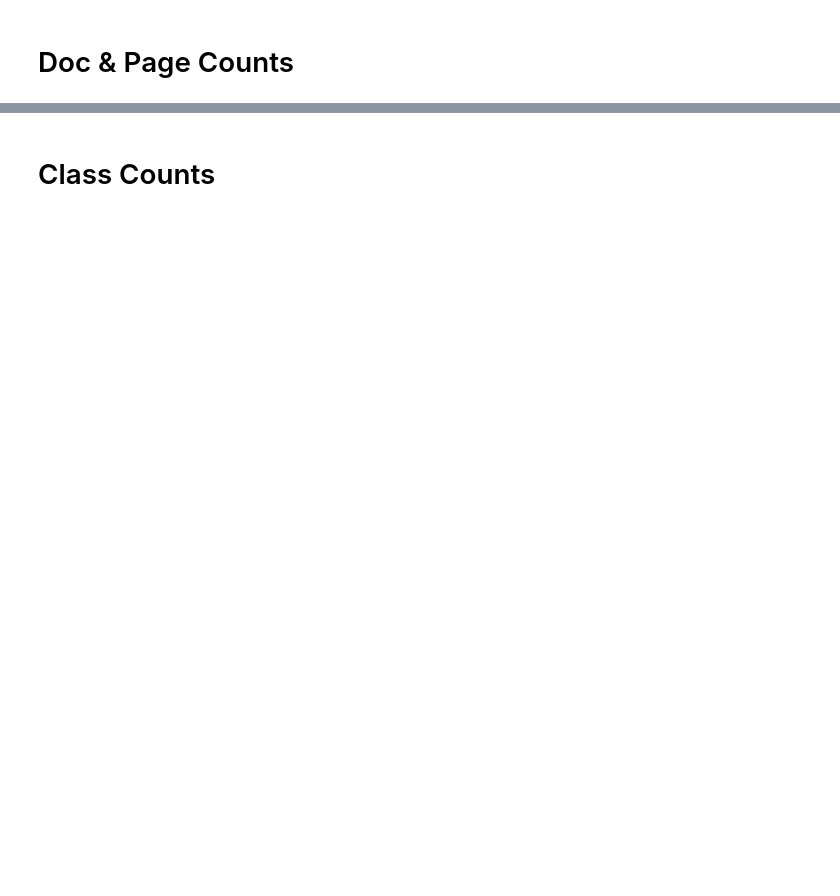
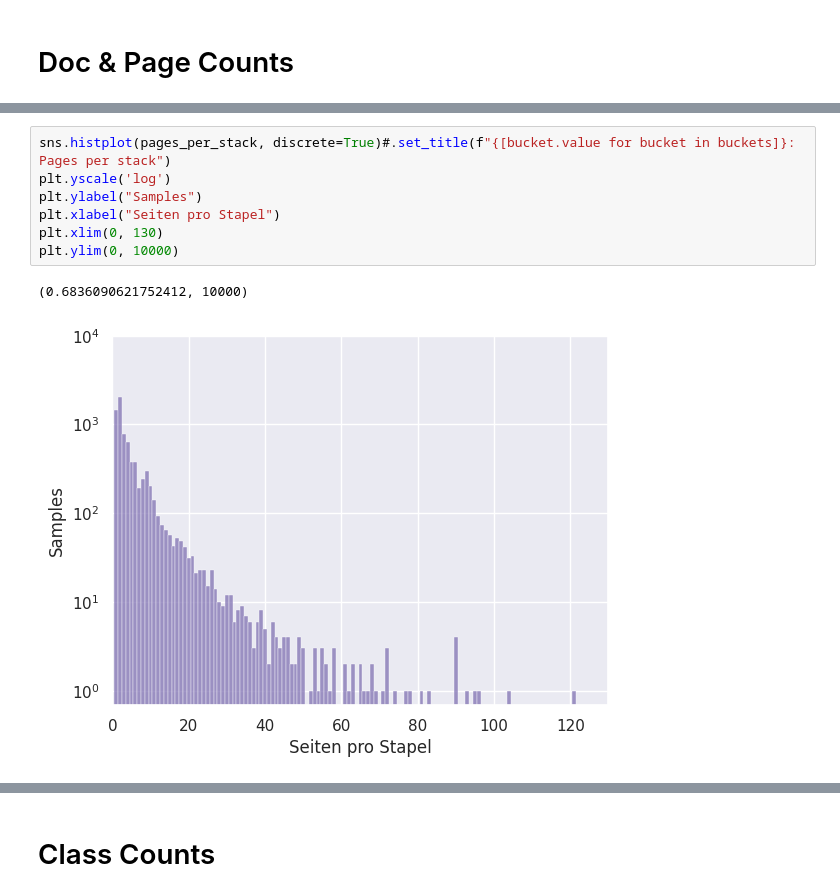
Before and after one commit to johannes-scheibe/visionbased-multipage-classifier, a Jupyter notebook: multipage_classifier/datasets/data_science.ipynb, the cells around one changed output, grey strips where cells are left out. Cells and saved outputs as stored; diff of their text form; blank space fills up the shorter version.

```diff
--- a/multipage_classifier/datasets/data_science.ipynb
+++ b/multipage_classifier/datasets/data_science.ipynb
@@ -138,0 +185,10 @@ Text(0.5, 1.0, 'Seiten pro Dokument')
+# %%
+sns.histplot(pages_per_stack, discrete=True)#.set_title(f"{[bucket.value for bucket in buckets]}: Pages per stack")
+plt.yscale('log')
+plt.ylabel("Samples")
+plt.xlabel("Seiten pro Stapel")
+plt.xlim(0, 130)
+plt.ylim(0, 10000)
+# %% [output]
+(0.6836090621752412, 10000)
+[figure, added]
```
Also changed, not shown: parts of 21 cells of this notebook, 5 other files.
